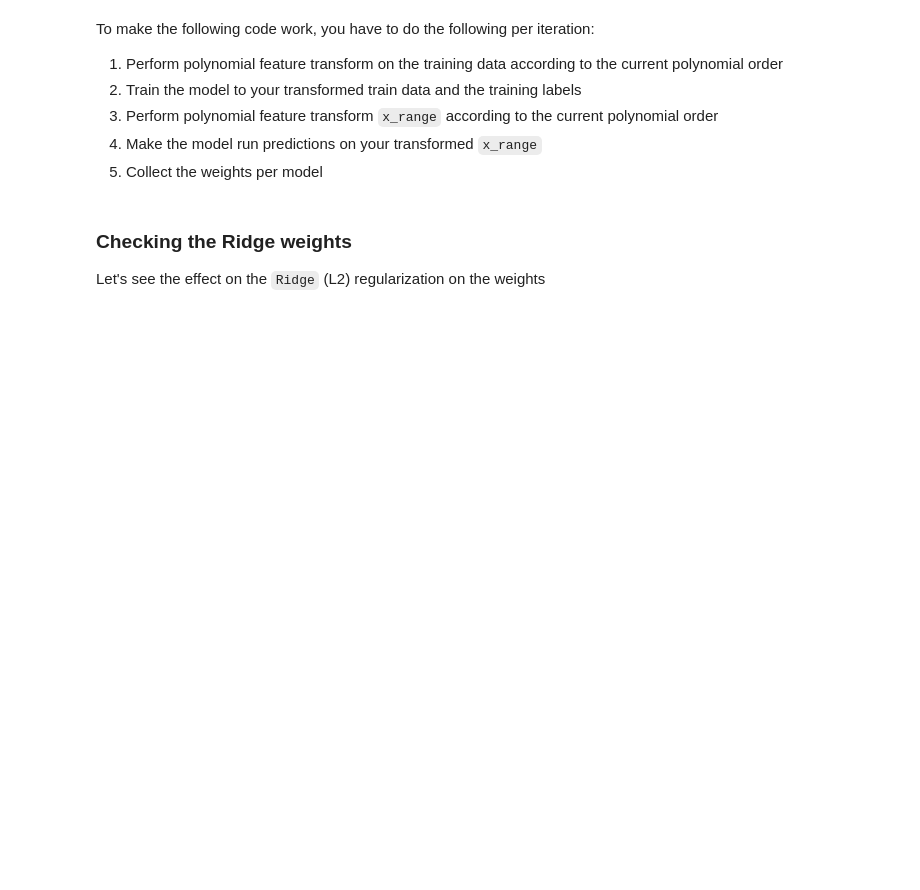
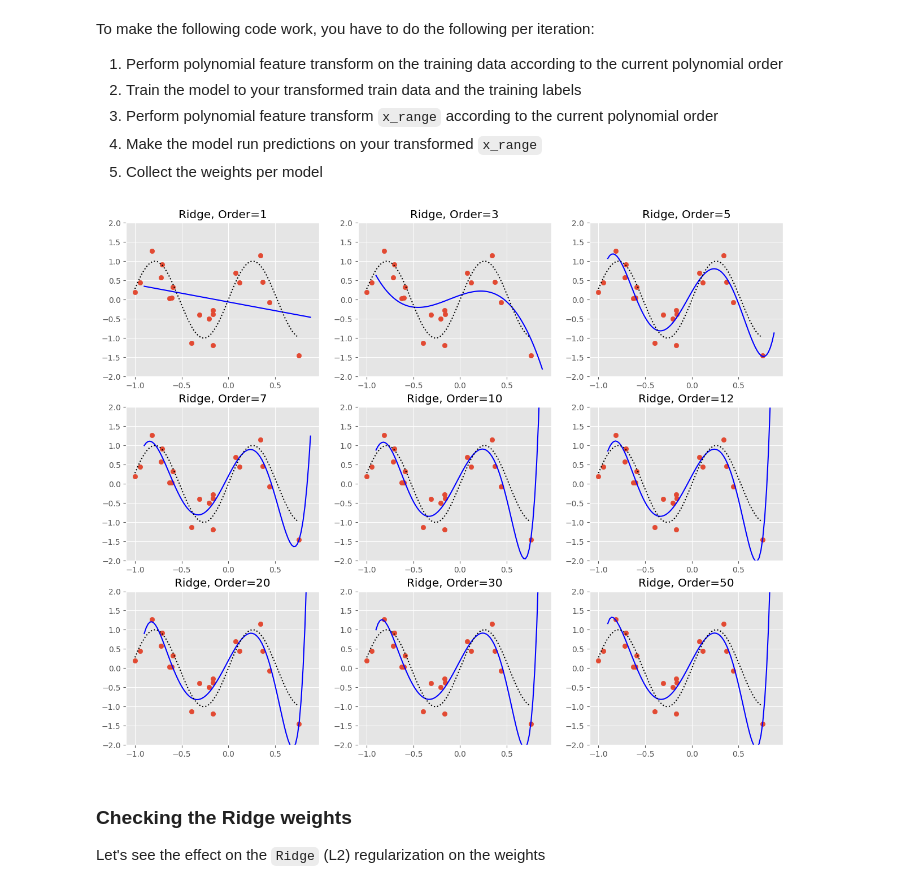
Before and after one commit to limnathan/STINTSY-NTBK3, a Jupyter notebook: 03 - Regularized Linear Regression - Blank.ipynb, the cells around one changed output. Cells and saved outputs as stored; diff of their text form; code cells hidden in the pictures; blank space fills up the shorter version.

```diff
--- a/03 - Regularized Linear Regression - Blank.ipynb
+++ b/03 - Regularized Linear Regression - Blank.ipynb
@@ -735,6 +972,9 @@ print("Ridge (order=30) train error: " + '{:.4f}'.format(train_rmse))
 Now, compute the RMSE on the test data and assign the return value to variable `test_rmse`.
 # %%
 # Write your code here
+poly_x = poly_feature_transform(test_x, 30)
+y_predicted = ridge.predict(poly_x)
+test_rmse = compute_RMSE(test_y, y_predicted)
 # %% [markdown]
 Display the results.
 # %%
@@ -768,6 +1013,7 @@ orders = [1, 3, 5, 7, 10, 12, 20, 30, 50]
 Instantiate a `Ridge` model with the regularization parameter set to 0.0001 and the solver to `auto`. Assign the object to variable `ridge`.
 # %%
 # Write your code here
+ridge = Ridge(alpha=0.0001, solver='auto')
 # %% [markdown]
 To make the following code work, you have to do the following per iteration:
 1. Perform polynomial feature transform on the training data according to the current polynomial order
@@ -782,37 +1028,39 @@ plt.figure(figsize=(15, 12))
 for i in range(len(orders)):
     order = orders[i]
 
     # Write your code here
-    poly_x = None
+    poly_x = poly_feature_transform(X_train, order)
     ridge.fit(poly_x, y_train)
 
     # Plotting the hypothesis function
     # Plotting the predictions for a range of x (this draws our hypothesis function)
     X_range = np.expand_dims(np.arange(-0.9, 0.9, 0.02), 1)
 
     # Write your code here
-    X_range_poly = None
-    y_range_predicted = None
+    X_range_poly = poly_feature_transform(X_range, order)
+    y_range_predicted = ridge.predict(X_range_poly)
 
     # This just plots the i+1 figure in the 3x3 figure grid
     plt.subplot(3, 3, i + 1)
 
     # Plotting the training data
     plt.scatter(X_train, y_train)
     # Plotting the hypothesis function
     plt.plot(X_range, y_range_predicted, 'b')
 
     # Plotting the optimal answer
     x_range_optimal = np.arange(np.min(X_train), np.max(X_train), 0.01)
     y_range_optimal = np.sin(6 * x_range_optimal)
     plt.plot(x_range_optimal, y_range_optimal, 'k:')
 
     # Change the limit, and order "titles"
     plt.ylim(-2, 2)
     plt.title('Ridge, Order=' + str(order))
 
     # Write your code here
-    weights[order] = None
+    weights[order] = ridge.coef_
+# %% [output]
+[figure, added]
 # %% [markdown]
 ### Checking the Ridge weights
 Let's see the effect on the `Ridge` (L2) regularization on the weights
```
Also changed, not shown: parts of 103 cells of this notebook.
